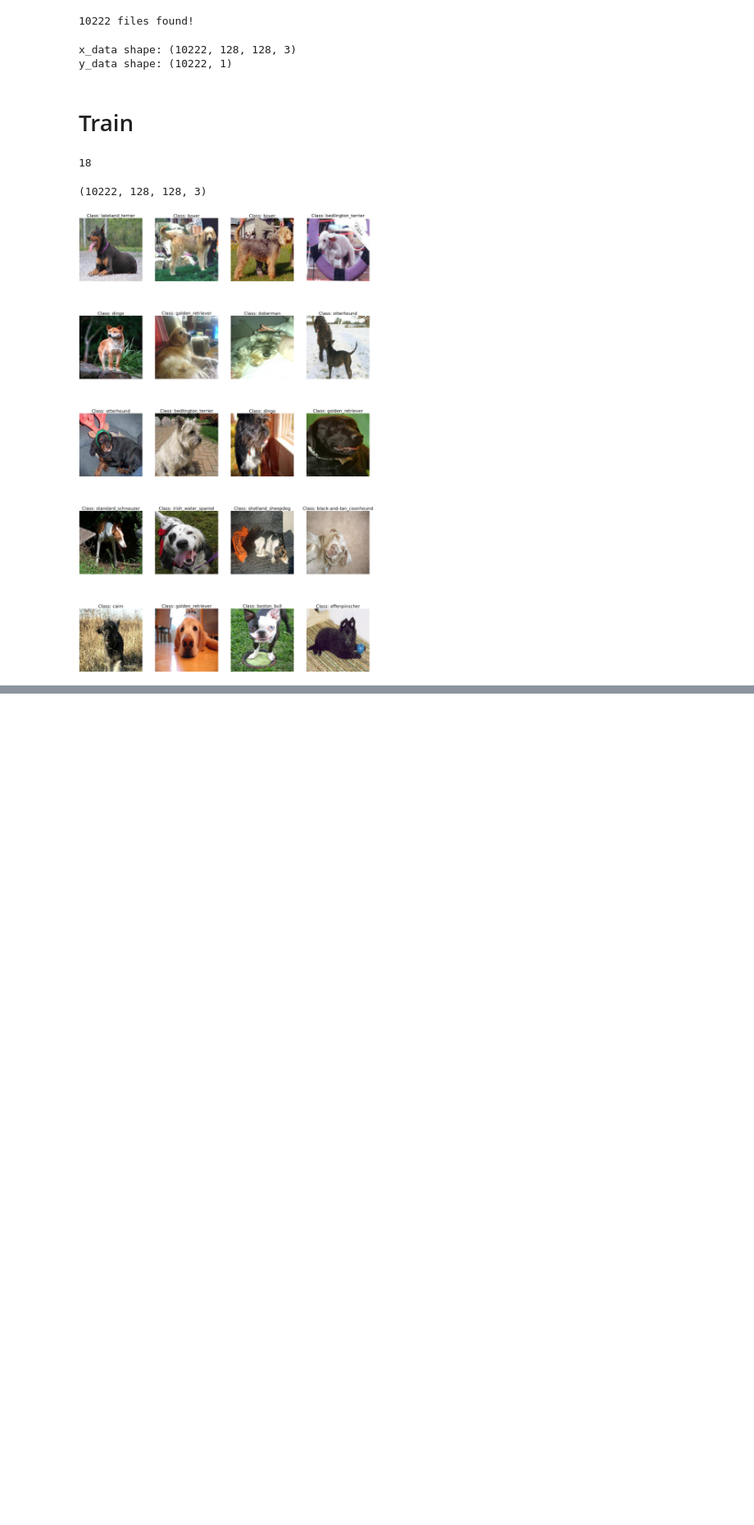
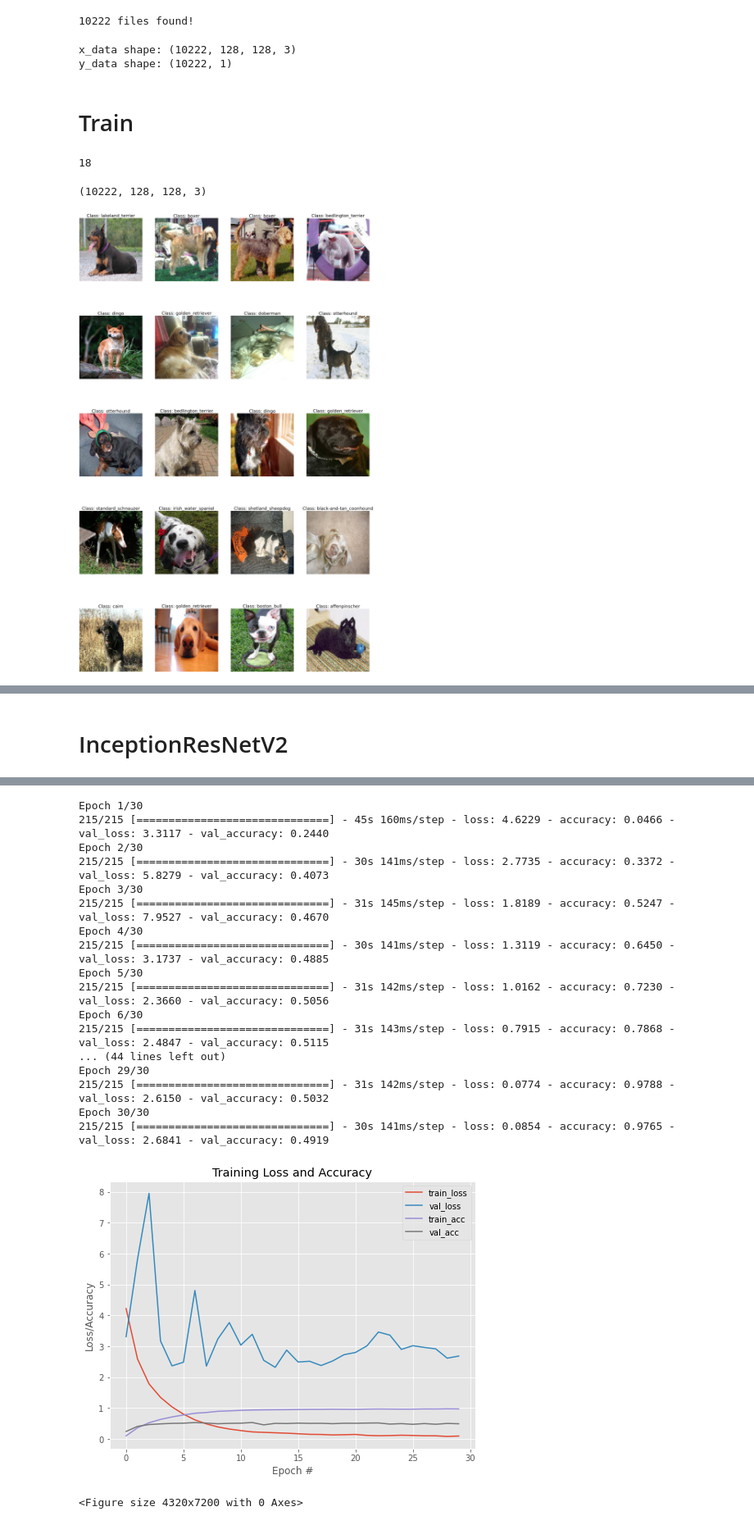
Before and after one commit to nicholasneo78/machine-learning-4041, a Jupyter notebook: Test2.ipynb, the cells around one changed output, grey strips where cells are left out. Shown at 82% size. Cells and saved outputs as stored; diff of their text form; code cells hidden in the pictures; blank space fills up the shorter version.

```diff
--- a/Test2.ipynb
+++ b/Test2.ipynb
@@ -411,0 +477,55 @@ NameError: name 'H' is not defined
+# %% [markdown]
+# InceptionResNetV2
+# %%
+from tensorflow.keras.layers import Dense, Flatten, Conv2D, MaxPool2D, GlobalAveragePooling2D, Dropout
+from tensorflow.keras.applications.inception_resnet_v2 import InceptionResNetV2
+from tensorflow.keras.optimizers import Adam
+
+# Defining batch and epoch sizes
+batch_size = 38
+epochs = 30
+
+# augmenting datset
+aug = ImageDataGenerator(rotation_range=25, width_shift_range=0.1,
+                         height_shift_range=0.1, shear_range=0.2, zoom_range=0.2,
+                         horizontal_flip=True, fill_mode="nearest")
+
+# Defining the pretrained base model
+base = InceptionResNetV2(include_top=False, weights='imagenet', input_shape=(128,128,3))
+x = base.output
+x = GlobalAveragePooling2D()(x)
+# Defining the head of the model where the prediction is conducted
+head = Dense(120, activation='softmax')(x)
+# Combining base and head
+model = Model(inputs=base.input, outputs=head)
+
+# Compiling the model
+model.compile(optimizer=Adam(lr=0.0001),
+              loss = 'categorical_crossentropy',
+              metrics=['accuracy'])
+
+# Fitting the model with train and validation augmented datasets.
+H=model.fit_generator(aug.flow(trainX, trainY, batch_size=batch_size),
+                        validation_data=(testX,testY),
+                        steps_per_epoch=len(trainX) // batch_size,
+                        epochs=epochs, verbose=1)
+# save the model to disk
+# model.save("my_model")
+
+# plot training/validation loss/accuracy
+plt.style.use("ggplot")
+plt.figure(figsize=(8, 6))
+N = epochs
+plt.plot(np.arange(0,N), H.history["loss"], label="train_loss")
+plt.plot(np.arange(0,N), H.history["val_loss"], label="val_loss")
+plt.plot(np.arange(0,N), H.history["accuracy"], label="train_acc")
+plt.plot(np.arange(0,N), H.history["val_accuracy"], label="val_acc")
+
+plt.title("Training Loss and Accuracy")
+plt.xlabel("Epoch #")
+plt.ylabel("Loss/Accuracy")
+plt.legend(loc="upper right")
+plt.show()
+# save plot to disk
+plt.savefig("my_figures3")
+# %% [output]
@@ -411,0 +534,19 @@ NameError: name 'H' is not defined
+Epoch 1/30
+215/215 [==============================] - 45s 160ms/step - loss: 4.6229 - accuracy: 0.0466 - val_loss: 3.3117 - val_accuracy: 0.2440
+Epoch 2/30
+215/215 [==============================] - 30s 141ms/step - loss: 2.7735 - accuracy: 0.3372 - val_loss: 5.8279 - val_accuracy: 0.4073
+Epoch 3/30
+215/215 [==============================] - 31s 145ms/step - loss: 1.8189 - accuracy: 0.5247 - val_loss: 7.9527 - val_accuracy: 0.4670
+Epoch 4/30
+215/215 [==============================] - 30s 141ms/step - loss: 1.3119 - accuracy: 0.6450 - val_loss: 3.1737 - val_accuracy: 0.4885
+Epoch 5/30
+215/215 [==============================] - 31s 142ms/step - loss: 1.0162 - accuracy: 0.7230 - val_loss: 2.3660 - val_accuracy: 0.5056
+Epoch 6/30
+215/215 [==============================] - 31s 143ms/step - loss: 0.7915 - accuracy: 0.7868 - val_loss: 2.4847 - val_accuracy: 0.5115
+... (44 lines left out)
+Epoch 29/30
+215/215 [==============================] - 31s 142ms/step - loss: 0.0774 - accuracy: 0.9788 - val_loss: 2.6150 - val_accuracy: 0.5032
+Epoch 30/30
+215/215 [==============================] - 30s 141ms/step - loss: 0.0854 - accuracy: 0.9765 - val_loss: 2.6841 - val_accuracy: 0.4919
+[figure, added]
+<Figure size 4320x7200 with 0 Axes>
```
Also changed, not shown: parts of 9 cells of this notebook, 2 other files.
